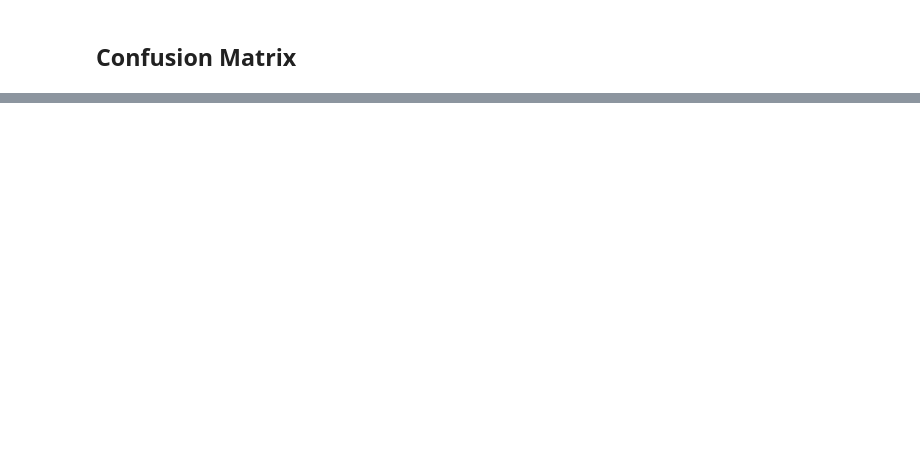
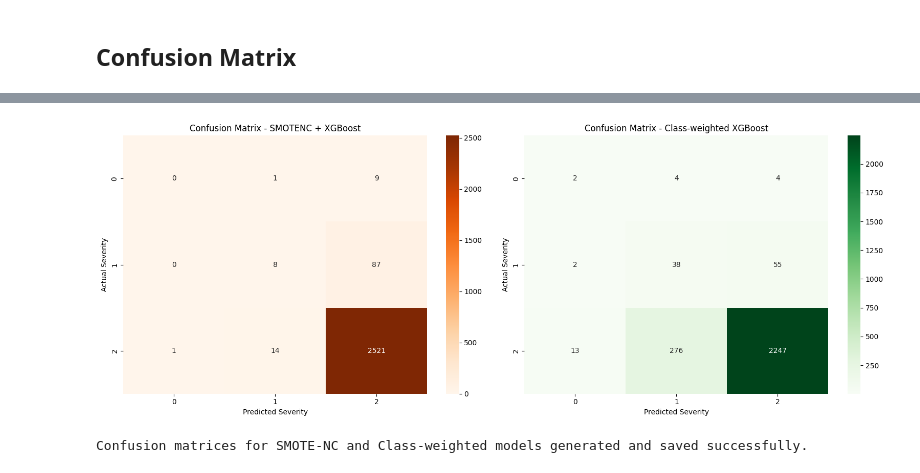
Before and after one commit to shalombebx/oil-spill-risk-classifier, a Jupyter notebook: notebooks/04_modeling.ipynb, the cells around one changed output, grey strips where cells are left out. Saved outputs shown, nothing was run; the diff lists cells and outputs as text; code cells hidden in the pictures; blank space fills up the shorter version.

```diff
--- a/notebooks/04_modeling.ipynb
+++ b/notebooks/04_modeling.ipynb
@@ -230,0 +179,10 @@ SMOTE-Optimized XGBoost model saved successfully to /content/drive/MyDrive/model
+# %%
+from sklearn.utils.class_weight import compute_sample_weight
+sw = compute_sample_weight("balanced", y_train_num)
+xgb_weighted = XGBClassifier(learning_rate=0.1, max_depth=7, n_estimators=100,
+                             random_state=42, eval_metric="mlogloss")
+xgb_weighted.fit(X_train, y_train_num, sample_weight=sw)
+pred_w = xgb_weighted.predict(X_test)
+print("Macro F1:", f1_score(y_test_num, pred_w, average="macro"))
+print(classification_report(y_test_num, pred_w, target_names=target_le.classes_.astype(str)))
+joblib.dump(xgb_weighted, f"{save_dir}/xgboost_weighted_model.pkl")
@@ -230,0 +240,39 @@ SMOTE-Optimized XGBoost model saved successfully to /content/drive/MyDrive/model
+# %%
+import matplotlib.pyplot as plt
+import seaborn as sns
+from sklearn.metrics import confusion_matrix
+import os
+
+# Set up the plotting grid
+fig, axes = plt.subplots(1, 2, figsize=(16, 6))
+
+# 1. Confusion Matrix for SMOTENC + XGBoost
+cm_smote = confusion_matrix(y_test_num, pred)
+sns.heatmap(cm_smote, annot=True, fmt='d', cmap='Oranges', ax=axes[0],
+            xticklabels=target_le.classes_,
+            yticklabels=target_le.classes_)
+axes[0].set_title('Confusion Matrix - SMOTENC + XGBoost')
+axes[0].set_xlabel('Predicted Severity')
+axes[0].set_ylabel('Actual Severity')
+
+# 2. Confusion Matrix for Class-weighted XGBoost
+cm_weighted = confusion_matrix(y_test_num, pred_w)
+sns.heatmap(cm_weighted, annot=True, fmt='d', cmap='Greens', ax=axes[1],
+            xticklabels=target_le.classes_,
+            yticklabels=target_le.classes_)
+axes[1].set_title('Confusion Matrix - Class-weighted XGBoost')
+axes[1].set_xlabel('Predicted Severity')
+axes[1].set_ylabel('Actual Severity')
+
+plt.tight_layout()
+
+# Save and Display
+save_dir = '/content/drive/MyDrive/models'
+os.makedirs(save_dir, exist_ok=True)
+plt.savefig(f'{save_dir}/comparison_confusion_matrices.png', bbox_inches='tight')
+plt.show()
+
+print("Confusion matrices for SMOTE-NC and Class-weighted models generated and saved successfully.")
+# %% [output]
+[figure, added]
+Confusion matrices for SMOTE-NC and Class-weighted models generated and saved successfully.
```
Also changed, not shown: parts of 9 cells of this notebook.
